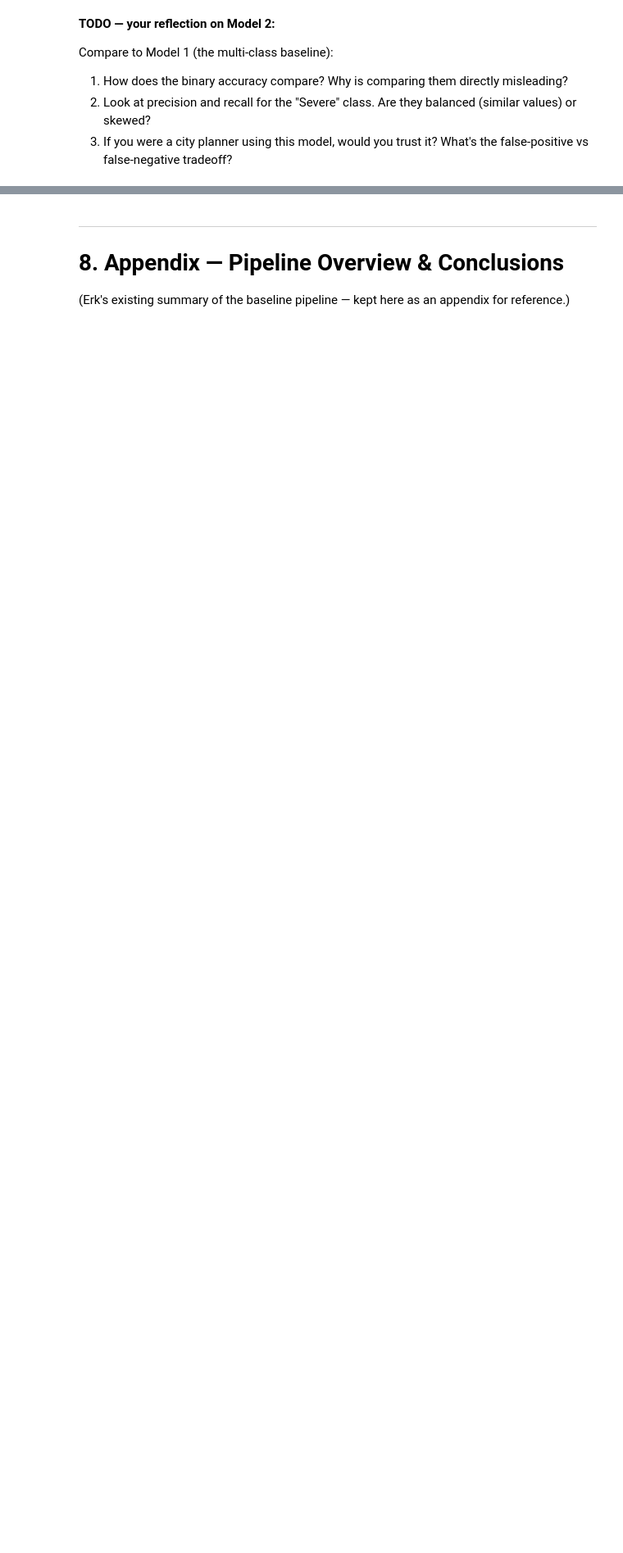
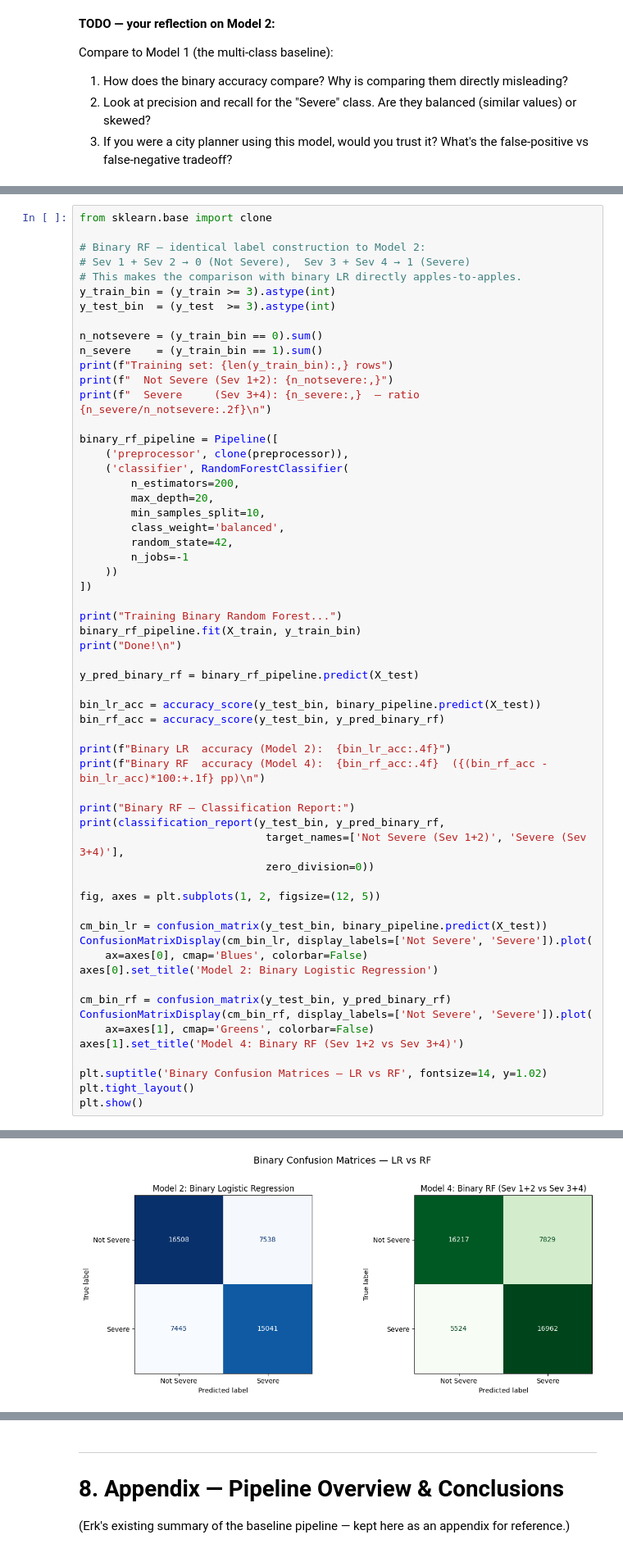
Before and after one commit to ErkUyghur/cis-2450-accident-severity, a Jupyter notebook: notebooks/01_eda_and_baseline.ipynb, the cells around one changed output, grey strips where cells are left out. Shown at 82% size. Cells and saved outputs as stored; diff of their text form; blank space fills up the shorter version.

```diff
--- a/notebooks/01_eda_and_baseline.ipynb
+++ b/notebooks/01_eda_and_baseline.ipynb
@@ -471,0 +631,60 @@ Compare to Model 1 (the multi-class baseline):
+# %%
+from sklearn.base import clone
+
+# Binary RF — identical label construction to Model 2:
+# Sev 1 + Sev 2 → 0 (Not Severe),  Sev 3 + Sev 4 → 1 (Severe)
+# This makes the comparison with binary LR directly apples-to-apples.
+y_train_bin = (y_train >= 3).astype(int)
+y_test_bin  = (y_test  >= 3).astype(int)
+
+n_notsevere = (y_train_bin == 0).sum()
+n_severe    = (y_train_bin == 1).sum()
+print(f"Training set: {len(y_train_bin):,} rows")
+print(f"  Not Severe (Sev 1+2): {n_notsevere:,}")
+print(f"  Severe     (Sev 3+4): {n_severe:,}  — ratio {n_severe/n_notsevere:.2f}\n")
+
+binary_rf_pipeline = Pipeline([
+    ('preprocessor', clone(preprocessor)),
+    ('classifier', RandomForestClassifier(
+        n_estimators=200,
+        max_depth=20,
+        min_samples_split=10,
+        class_weight='balanced',
+        random_state=42,
+        n_jobs=-1
+    ))
+])
+
+print("Training Binary Random Forest...")
+binary_rf_pipeline.fit(X_train, y_train_bin)
+print("Done!\n")
+
+y_pred_binary_rf = binary_rf_pipeline.predict(X_test)
+
+bin_lr_acc = accuracy_score(y_test_bin, binary_pipeline.predict(X_test))
+bin_rf_acc = accuracy_score(y_test_bin, y_pred_binary_rf)
+
+print(f"Binary LR  accuracy (Model 2):  {bin_lr_acc:.4f}")
+print(f"Binary RF  accuracy (Model 4):  {bin_rf_acc:.4f}  ({(bin_rf_acc - bin_lr_acc)*100:+.1f} pp)\n")
+
+print("Binary RF — Classification Report:")
+print(classification_report(y_test_bin, y_pred_binary_rf,
+                             target_names=['Not Severe (Sev 1+2)', 'Severe (Sev 3+4)'],
+                             zero_division=0))
+
+fig, axes = plt.subplots(1, 2, figsize=(12, 5))
+
+cm_bin_lr = confusion_matrix(y_test_bin, binary_pipeline.predict(X_test))
+ConfusionMatrixDisplay(cm_bin_lr, display_labels=['Not Severe', 'Severe']).plot(
+    ax=axes[0], cmap='Blues', colorbar=False)
+axes[0].set_title('Model 2: Binary Logistic Regression')
+
+cm_bin_rf = confusion_matrix(y_test_bin, y_pred_binary_rf)
+ConfusionMatrixDisplay(cm_bin_rf, display_labels=['Not Severe', 'Severe']).plot(
+    ax=axes[1], cmap='Greens', colorbar=False)
+axes[1].set_title('Model 4: Binary RF (Sev 1+2 vs Sev 3+4)')
+
+plt.suptitle('Binary Confusion Matrices — LR vs RF', fontsize=14, y=1.02)
+plt.tight_layout()
+plt.show()
+# %% [output]
@@ -471,0 +710 @@ Compare to Model 1 (the multi-class baseline):
+[figure, added]
```
Also changed, not shown: parts of 8 cells of this notebook.
